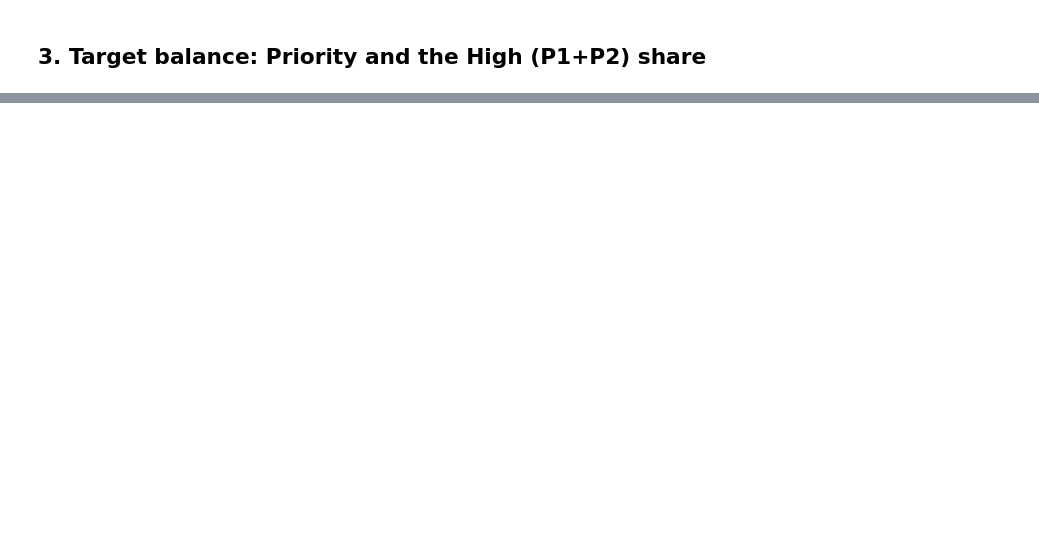
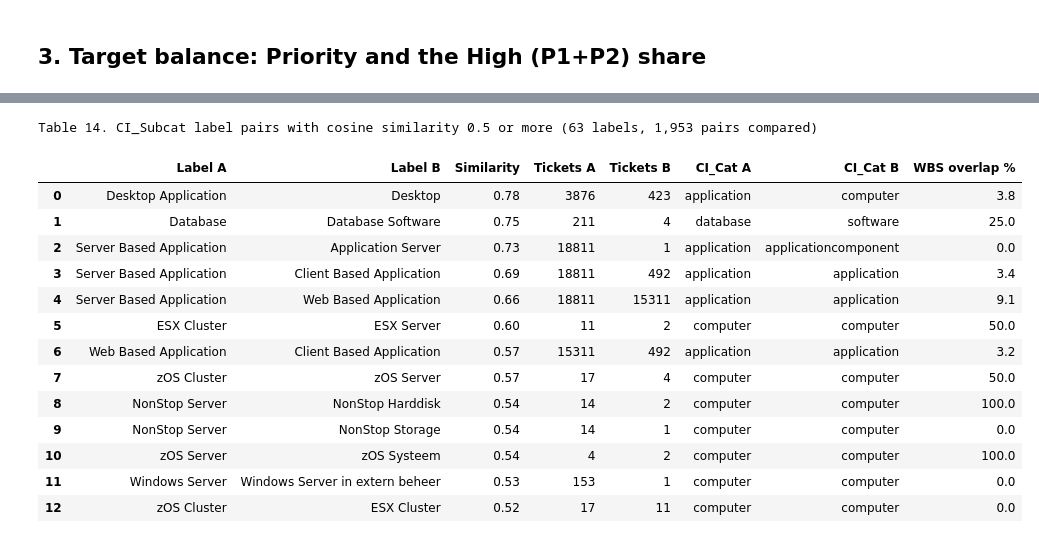
Before and after one commit to MaruvoorArasiM/itsm-ml-project, a Jupyter notebook: notebooks/04_eda.ipynb, the cells around one changed output, grey strips where cells are left out. Saved outputs shown, nothing was run; the diff lists cells and outputs as text; code cells hidden in the pictures; blank space fills up the shorter version.

```diff
--- a/notebooks/04_eda.ipynb
+++ b/notebooks/04_eda.ipynb
@@ -41,0 +219,10 @@ High (P1+P2) share: 1.55 %
+# %%
+rows = []
+for c in ["No_of_Reassignments", "No_of_Related_Interactions", "No_of_Related_Incidents", "Elapsed_hrs"]:
+    s = df[c].dropna()
+    q1, q3 = s.quantile([0.25, 0.75])
+    fence = q3 + 1.5 * (q3 - q1)
+    rows.append({"Column": c, "Q1": q1, "Median": s.median(), "Q3": q3, "Upper fence": fence, "Max": s.max(),
+                 "Above fence": int((s > fence).sum()), "Above fence %": round((s > fence).mean() * 100, 1)})
+print("Table 5. Values above the IQR upper fence (Q3 + 1.5 x IQR)")
+display(pd.DataFrame(rows).set_index("Column").round(1))
@@ -221,0 +681,35 @@ Test Feb to 16 Mar: labelled 10229, High 115, rate 1.12%
+# %%
+labels = df["CI_Subcat"].value_counts().drop("Unknown", errors="ignore")
+tfidf = TfidfVectorizer(lowercase=True, token_pattern=r"(?u)\b\w+\b").fit_transform(labels.index)
+sim = cosine_similarity(tfidf)
+i, j = np.triu_indices(len(labels), k=1)
+pairs = pd.DataFrame({"Label A": labels.index[i], "Label B": labels.index[j], "Similarity": sim[i, j]})
+pairs = pairs[pairs["Similarity"] >= 0.5].sort_values("Similarity", ascending=False).reset_index(drop=True)
+
+main_cat = df.groupby("CI_Subcat")["CI_Cat"].agg(lambda s: s.value_counts().index[0])
+wbs = df.groupby("CI_Subcat")["WBS"].agg(set)
+pairs["Tickets A"] = pairs["Label A"].map(labels)
+pairs["Tickets B"] = pairs["Label B"].map(labels)
+pairs["CI_Cat A"] = pairs["Label A"].map(main_cat)
+pairs["CI_Cat B"] = pairs["Label B"].map(main_cat)
+pairs["WBS overlap %"] = [round(len(wbs[a] & wbs[b]) / len(wbs[a] | wbs[b]) * 100, 1)
+                          for a, b in zip(pairs["Label A"], pairs["Label B"])]
+print(f"Table 14. CI_Subcat label pairs with cosine similarity 0.5 or more ({len(labels)} labels, "
+      f"{len(i):,} pairs compared)")
+display(pairs.round(2))
+# %% [output]
+Table 14. CI_Subcat label pairs with cosine similarity 0.5 or more (63 labels, 1,953 pairs compared)
+|  | Label A | Label B | Similarity | Tickets A | Tickets B | CI_Cat A | CI_Cat B | WBS overlap % |
+| 0 | Desktop Application | Desktop | 0.78 | 3876 | 423 | application | computer | 3.8 |
+| 1 | Database | Database Software | 0.75 | 211 | 4 | database | software | 25.0 |
+| 2 | Server Based Application | Application Server | 0.73 | 18811 | 1 | application | applicationcomponent | 0.0 |
+| 3 | Server Based Application | Client Based Application | 0.69 | 18811 | 492 | application | application | 3.4 |
+| 4 | Server Based Application | Web Based Application | 0.66 | 18811 | 15311 | application | application | 9.1 |
+| 5 | ESX Cluster | ESX Server | 0.60 | 11 | 2 | computer | computer | 50.0 |
+| 6 | Web Based Application | Client Based Application | 0.57 | 15311 | 492 | application | application | 3.2 |
+| 7 | zOS Cluster | zOS Server | 0.57 | 17 | 4 | computer | computer | 50.0 |
+| 8 | NonStop Server | NonStop Harddisk | 0.54 | 14 | 2 | computer | computer | 100.0 |
+| 9 | NonStop Server | NonStop Storage | 0.54 | 14 | 1 | computer | computer | 0.0 |
+| 10 | zOS Server | zOS Systeem | 0.54 | 4 | 2 | computer | computer | 100.0 |
+| 11 | Windows Server | Windows Server in extern beheer | 0.53 | 153 | 1 | computer | computer | 0.0 |
+| 12 | zOS Cluster | ESX Cluster | 0.52 | 17 | 11 | computer | computer | 0.0 |
```
Also changed, not shown: parts of 55 cells of this notebook, 19 other files.
